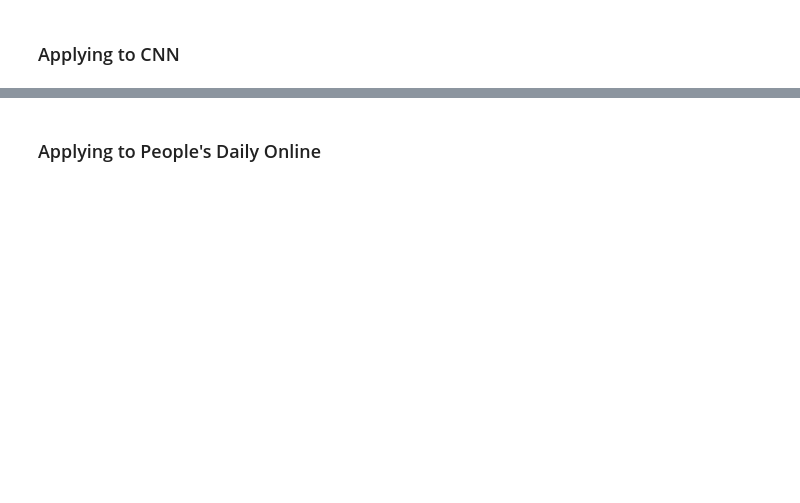
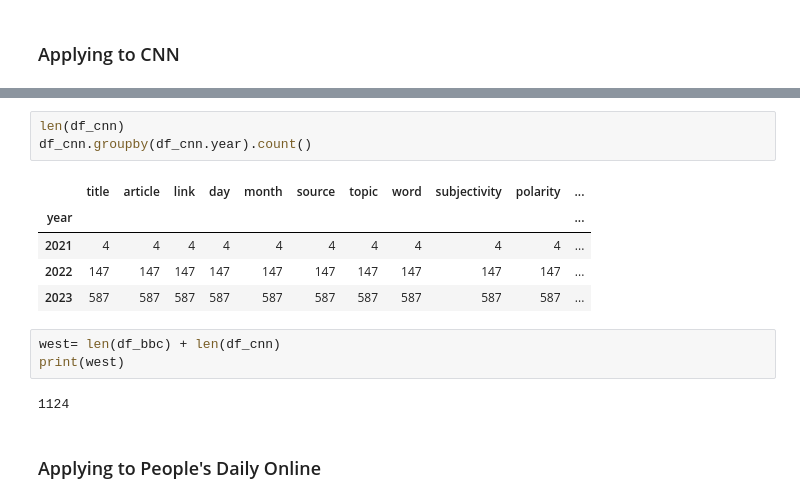
Before and after one commit to David-TC13/Journals_interests, a Jupyter notebook: main.ipynb, the cells around one changed output, grey strips where cells are left out. Saved outputs shown, nothing was run; the diff lists cells and outputs as text; blank space fills up the shorter version.

```diff
--- a/main.ipynb
+++ b/main.ipynb
@@ -137,3 +142,17 @@ df_cnn.sample()
+# %%
+len(df_cnn)
+df_cnn.groupby(df_cnn.year).count()
+# %% [output]
+|  | title | article | link | day | month | source | topic | word | subjectivity | polarity | ... |
+| year |  |  |  |  |  |  |  |  |  |  | ... |
+| 2021 | 4 | 4 | 4 | 4 | 4 | 4 | 4 | 4 | 4 | 4 | ... |
+| 2022 | 147 | 147 | 147 | 147 | 147 | 147 | 147 | 147 | 147 | 147 | ... |
+| 2023 | 587 | 587 | 587 | 587 | 587 | 587 | 587 | 587 | 587 | 587 | ... |
+# %%
+west= len(df_bbc) + len(df_cnn)
+print(west)
+# %% [output]
+1124
 # %% [markdown]
 ### Applying to People's Daily Online
 # %%
```
Also changed, not shown: parts of 50 cells of this notebook, 1 other file.
